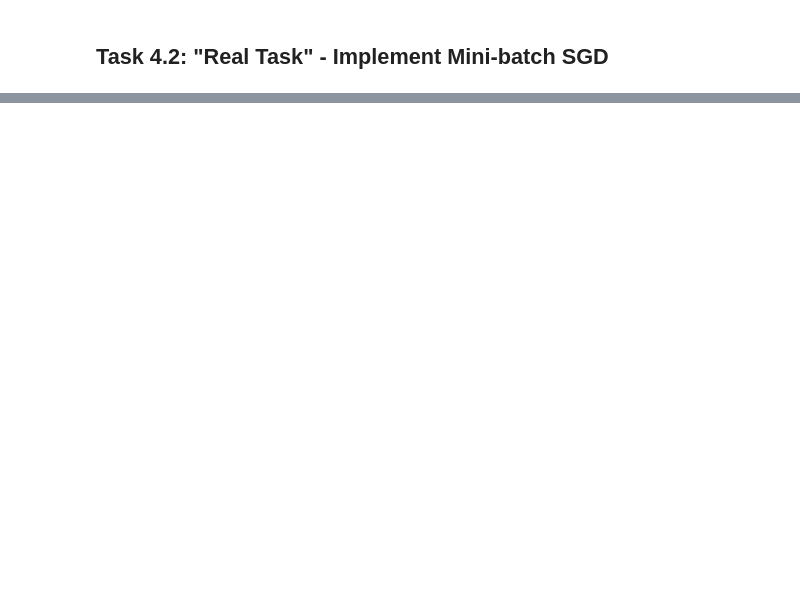
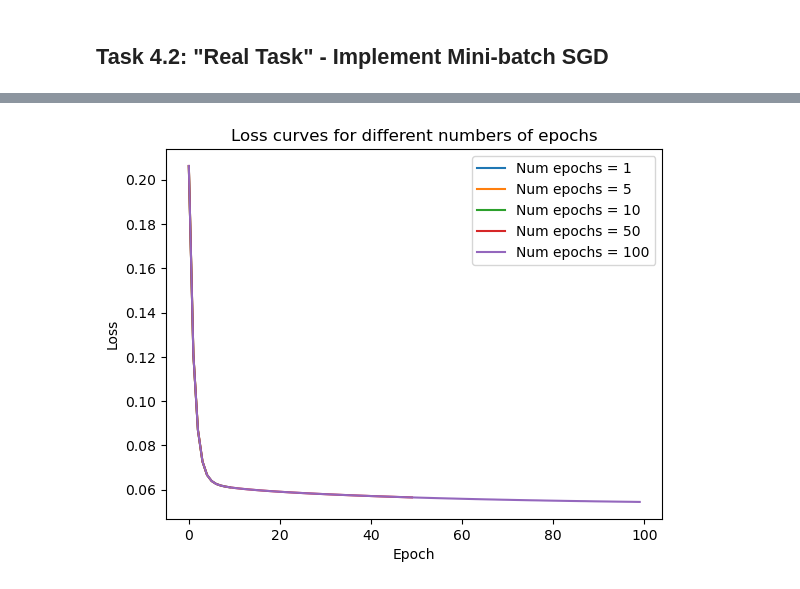
Before and after one commit to LeonLorenz147/AppliedML, a Jupyter notebook: weeks/week4_gd/week4_my_sol.ipynb, the cells around one changed output, grey strips where cells are left out. Saved outputs shown, nothing was run; the diff lists cells and outputs as text; code cells hidden in the pictures; blank space fills up the shorter version.

```diff
--- a/weeks/week4_gd/week4_my_sol.ipynb
+++ b/weeks/week4_gd/week4_my_sol.ipynb
@@ -103,3 +105,10 @@ print(np.unique(Y_test, return_counts=True))
 (3580,)
 (array([-1,  1]), array([13000,  1318]))
 (array([-1,  1]), array([3259,  321]))
+# %%
+from sklearn.preprocessing import StandardScaler
+
+scaler = StandardScaler()
+
+X_train = scaler.fit_transform(X_train)
+X_test = scaler.transform(X_test)
@@ -107,0 +312,40 @@ print(np.unique(Y_test, return_counts=True))
+# %%
+## Fixed batch size and varying number of epochs (wrong exercise)
+
+batch_size = 32
+num_epochs_list = [1, 5, 10, 50, 100]
+
+results_fixed_batch_size = {}
+
+for num_epochs in num_epochs_list:
+    model = SGDClassifier(
+        w=np.zeros(X_train.shape[1]),
+        b=0.0
+    )
+
+    w, b, losses, accuracies = model.fit(
+        X_train,
+        Y_train,
+        lr=lr,
+        num_epochs=num_epochs,
+        batch_size=batch_size
+    )
+
+    results_fixed_batch_size[num_epochs] = {
+        "losses": losses,
+        "accuracies": accuracies
+    }
+# %%
+for num_epochs in num_epochs_list:
+    plt.plot(
+        results_fixed_batch_size[num_epochs]["losses"],
+        label=f"Num epochs = {num_epochs}"
+    )
+
+plt.xlabel("Epoch")
+plt.ylabel("Loss")
+plt.legend()
+plt.title("Loss curves for different numbers of epochs")
+plt.show()
+# %% [output]
+[figure, added]
```
Also changed, not shown: parts of 21 cells of this notebook, 1 other file.
